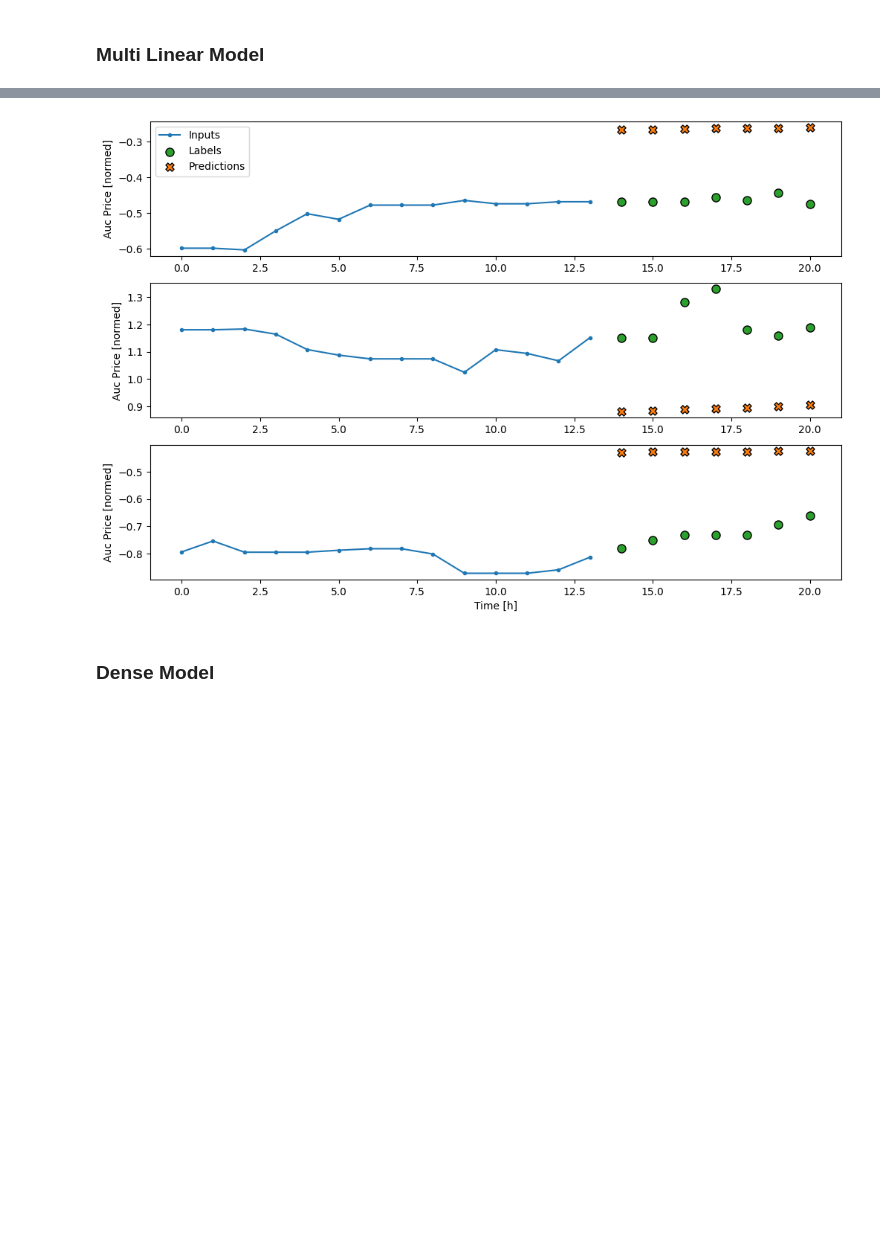
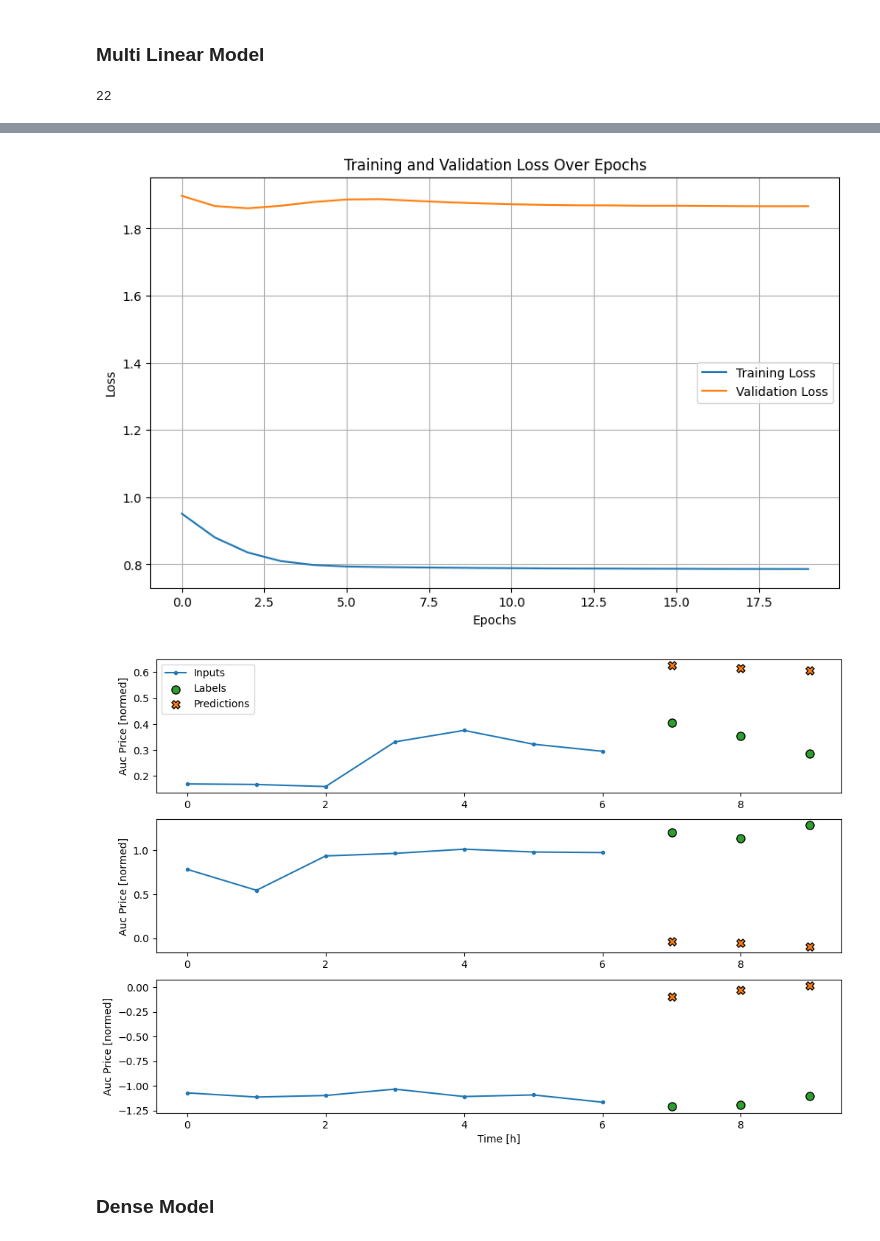
Before and after one commit to wyne1/carbon-market-forecasting, a Jupyter notebook: lstm-model.ipynb, the cells around one changed output, grey strips where cells are left out. Cells and saved outputs as stored; diff of their text form; code cells hidden in the pictures; blank space fills up the shorter version.

```diff
--- a/lstm-model.ipynb
+++ b/lstm-model.ipynb
@@ -285,10 +286,30 @@ def normalize(train_df, test_df, val_df):
 # Normalize
 train_df, test_df, val_df = normalize(train_df, test_df, val_df)
 num_features = train_df.shape[1]
+# %%
+cot_df, auction_df, eua_df, ta_df, fundamentals_df = MarketData.latest(Path('data'))
+cot_df = cot_df.set_index('Date').resample('W', origin='end').mean().reset_index()
+auction_df = auction_df.set_index('Date').resample('D').mean().reset_index()
+
+# Merge and preprocess data
+merged_df = MarketData.merge_auc_cot(auction_df, cot_df)
+merged_df = DataPreprocessor.MA_features(merged_df)
+merged_df = merged_df.dropna()
+
+# Define features and labels
+FEATURES = merged_df.columns.tolist()
+LABEL_COLS = ['Auc Price']
+
+# Initialize DataPreprocessor
+preprocessor = DataPreprocessor(features=FEATURES, label_columns=LABEL_COLS, input_width=7, label_width=7, shift=1)
+
+# Prepare train, test, and validation data
+train_df, test_df, val_df = preprocessor.train_test_data(merged_df)
+train_df, test_df, val_df = preprocessor.normalize(train_df, test_df, val_df)
 # %%
-OUT_STEPS = 7
+OUT_STEPS = 3
 
-multi_window = WindowGenerator(input_width=14,
+multi_window = WindowGenerator(input_width=5,
                                train_df=train_df, val_df=val_df, test_df=test_df,
                                label_width=OUT_STEPS,
                                shift=OUT_STEPS)
@@ -536,21 +556,32 @@ multi_window.plot(last_baseline)
 # %% [markdown]
 ### Multi Linear Model
+# %%
+len(test_df.columns)
+# %% [output]
+22
 # %%
+
+OUT_STEPS = 3
+INPUT_STEPS = 7
+multi_window = WindowGenerator(input_width=INPUT_STEPS,
+                               train_df=train_df, val_df=val_df, test_df=test_df,
+                               label_width=OUT_STEPS,
+                               shift=OUT_STEPS)
+
 multi_linear_model = tf.keras.Sequential([
     # Take the last time-step.
     # Shape [batch, time, features] => [batch, 1, features]
     tf.keras.layers.Lambda(lambda x: x[:, -1:, :]),
     # Shape => [batch, 1, out_steps*features]
-    tf.keras.layers.Dense(OUT_STEPS*num_features,
+    tf.keras.layers.Dense(OUT_STEPS*1,
                           kernel_initializer=tf.initializers.zeros()),
     # Shape => [batch, out_steps, features]
-    tf.keras.layers.Reshape([OUT_STEPS, num_features])
+    tf.keras.layers.Reshape([OUT_STEPS, 1])
 ])
 
-history = compile_and_fit(multi_linear_model, multi_window)
-
-IPython.display.clear_output()
+history = preprocessor.compile_and_fit(multi_linear_model, multi_window, use_early_stopping=False)
 multi_val_performance['Linear'] = multi_linear_model.evaluate(multi_window.val, return_dict=True)
 multi_performance['Linear'] = multi_linear_model.evaluate(multi_window.test, verbose=1, return_dict=True)
+Plotting.plot_history(history)
 multi_window.plot(multi_linear_model)
 # %% [output]
@@ -559 +605,2 @@ multi_window.plot(multi_linear_model)
-[figure, old version]
+[figure, new version]
+[figure, added]
```
Also changed, not shown: parts of 49 cells of this notebook, 3 other files.
